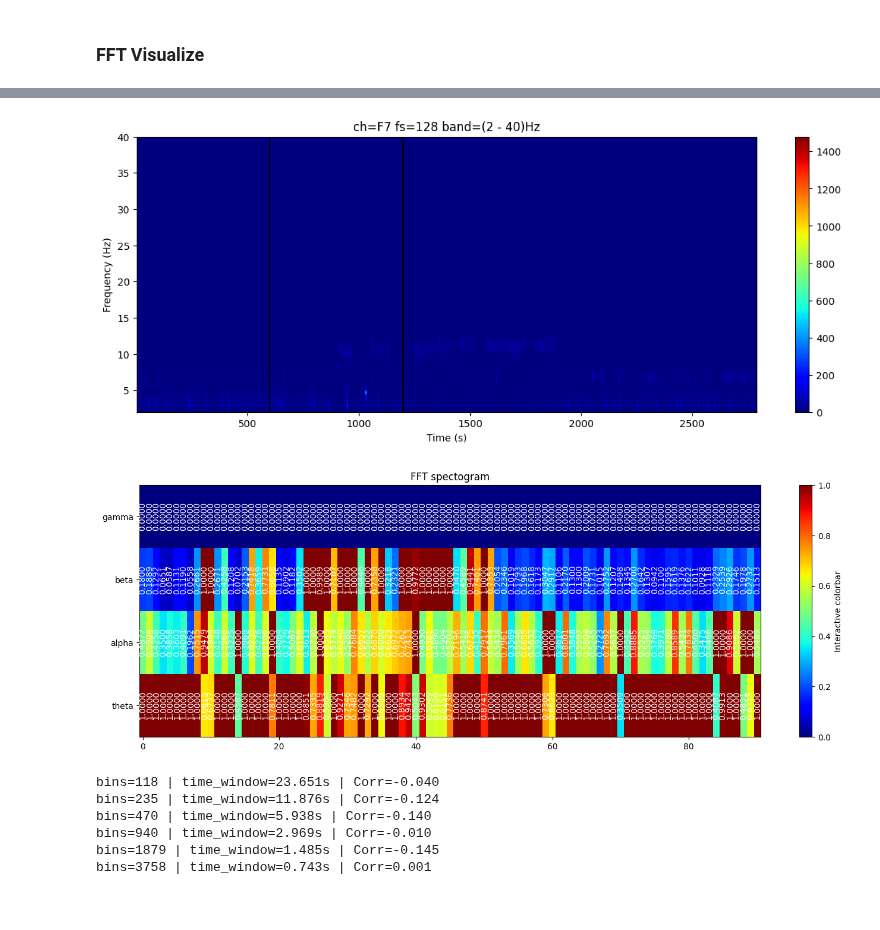
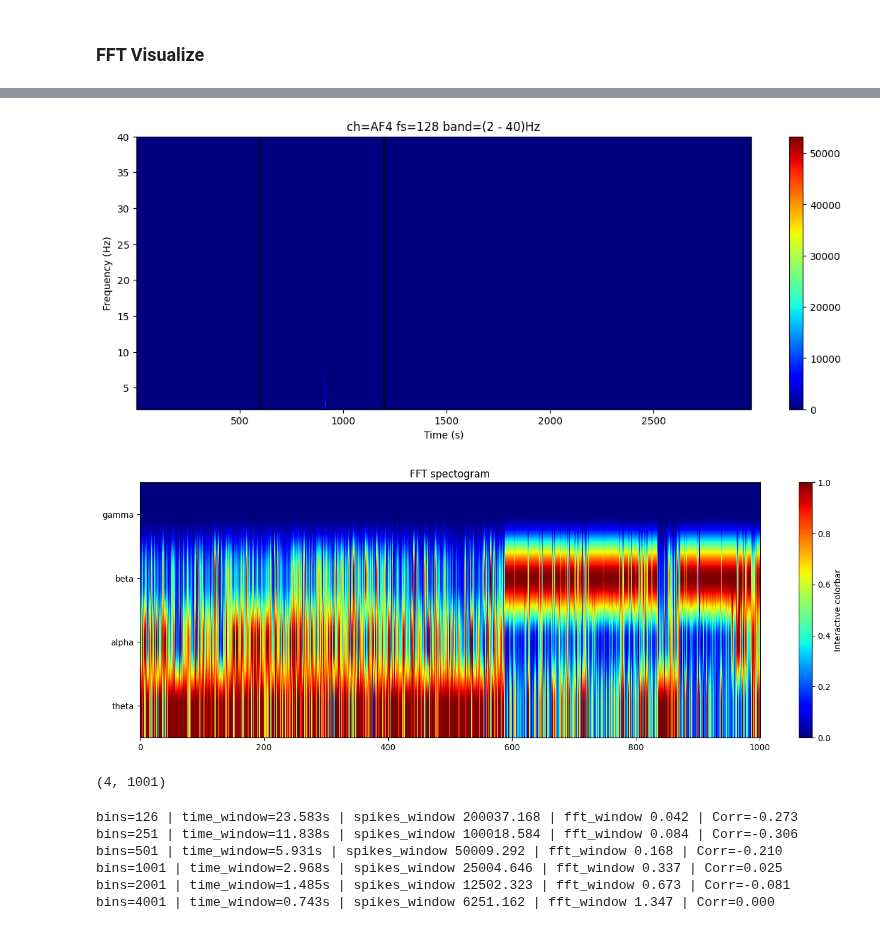
Before and after one commit to yakir4123/SNN-SCTN, a Jupyter notebook: scripts/mental_attention_state_detection.ipynb, the cells around one changed output, grey strips where cells are left out. Cells and saved outputs as stored; diff of their text form; code cells hidden in the pictures.

```diff
--- a/scripts/mental_attention_state_detection.ipynb
+++ b/scripts/mental_attention_state_detection.ipynb
@@ -10,8 +10,8 @@ import matplotlib.pyplot as plt
 
 EEG_FOLDER = f'../datasets/EEG_data_for_Mental_Attention_State_Detection'
 
-trial = 3
-channel = 'F7'
+trial = 4
+channel = 'AF4'
 # %% [markdown]
 # Util Methods
 # %% [markdown]
@@ -134,8 +131,8 @@ def plot_heatmap(heatmap_data, y_labels, annotate, title=None):
 # %%
 example_spikes_channel = load_preprocessed_spikes(trial, channel)
 # %%
-eeg_bands = spikes_data2eeg_bands(all_spikes2bins(example_spikes_channel, window=5_000_000))
+eeg_bands = spikes_data2eeg_bands(all_spikes2bins(example_spikes_channel, window=25_000))
 spikes_spectogram = spikes_dict2spectogram(eeg_bands)
 bins=int(spikes_spectogram.shape[1])
-plot_heatmap(spikes_spectogram, eeg_bands.keys(), annotate=True, title='Spikes spectogram')
+plot_heatmap(spikes_spectogram, eeg_bands.keys(), annotate=False, title='Spikes spectogram')
 # %% [output]
@@ -154,7 +152,6 @@ def plot_spectrogram(data, fs, fmin, fmax):
     plt.figure(figsize=(14, 5))
     Sxx, freqs, bins, im = plt.specgram(data, NFFT=256, Fs=fs,
                                          noverlap=128, cmap='jet')
-    print(bins)
     plt.ylim(fmin, fmax)
     plt.xlabel('Time (s)')
     plt.ylabel('Frequency (Hz)')
@@ -222,7 +219,7 @@ def get_EEG_data(data_root, filename):
 def get_trial_data(trial):
     dat = get_EEG_data(data_root, f'eeg_record{trial}.mat')
     return dat
-example_data = get_trial_data(3)
+example_data = get_trial_data(trial)
 channel_names = example_data.columns
 example_data
 # %% [output]
@@ -267,10 +259,10 @@ plt.plot(example_data[channel])
 # %%
 fft_spectogram = plot_spectrogram(example_data[channel], channel_name=channel, fs=128, fmin=2, fmax=40)
 # %% [output]
-[figure, old version]
+[figure, new version]
 # %%
 
-def plot_bins_spectogram(data, fs, channels, bins):
+def plot_bins_spectogram(data, fs, channels, bins, annotate=True):
     # plot the spectrogram
     fig, ax = plt.subplots(figsize=(14, 5))
     Sxx, freqs, _, _ = ax.specgram(
@@ -290,8 +282,6 @@ def plot_bins_spectogram(data, fs, channels, bins):
             bin_sxx[ch_i][i] = np.sum(Sxx[f_min:f_max, i*window:(i+1)*window]) / (f_max - f_min)
         bin_sxx[ch_i][i] = np.sum(Sxx[f_min:f_max, i*window:]) / (f_max - f_min)
 
-    bin_sxx = bin_sxx[:, len(bin_sxx[0])//4:]
-
     bin_sxx = normalize_columns(bin_sxx)
 
     # if not plot:
@@ -308,43 +298,46 @@ def plot_bins_spectogram(data, fs, channels, bins):
     ax.set_yticks(np.arange(len(channels)), labels=channels.keys())
 
     # Loop over data dimensions and create text annotations.
-    for i, _ in enumerate(channels):
-        for j, _ in enumerate(bin_sxx[i]):
-            text = ax.text(j, i, f'{bin_sxx[i, j]:.4f}',
-                           rotation=90,
-                           ha="center", va="center", color="white")
+    if annotate:
+        for i, _ in enumerate(channels):
+            for j, _ in enumerate(bin_sxx[i]):
+                text = ax.text(j, i, f'{bin_sxx[i, j]:.4f}',
+                               rotation=90,
+                               ha="center", va="center", color="white")
 
     ax.set_title("FFT spectogram")
     fig.tight_layout()
     fig.colorbar(im, ax=ax, label='Interactive colorbar')
     plt.show()
     return bin_sxx
 
 
 
 def fft_spectogram2bins(Sxx, bins):
     bin_sxx = np.zeros((4, bins))
     window = len(Sxx[0])//bins
 
     # dict to array
     for ch_i, (f_min, f_max) in enumerate(channels.values()):
         for i in range(bins):
             bin_sxx[ch_i][i] = np.sum(Sxx[f_min:f_max, i*window:(i+1)*window]) / (f_max - f_min)
         bin_sxx[ch_i][i] = np.sum(Sxx[f_min:f_max, i*window:]) / (f_max - f_min)
 
     bin_sxx = bin_sxx
     return normalize_columns(bin_sxx)
 
 
 channels = {
     'theta': (4, 8),
     'alpha': (8, 14),
     'beta': (14, 32),
     'gamma': (32, 60),
 }
-_ = plot_bins_spectogram(example_data[channel], fs=128, channels=channels, bins=bins)
+x = plot_bins_spectogram(example_data[channel], fs=128, channels=channels, bins=bins, annotate=False)
+x.shape
 # %% [output]
-[figure, old version]
+[figure, new version]
+(4, 1001)
 # %%
 experiment_time = len(example_data[channel])/128
 for window in [200_000, 100_000, 50_000, 25_000, 12_500, 6_250]:
@@ -357,8 +350,8 @@ for window in [200_000, 100_000, 50_000, 25_000, 12_500, 6_250]:
     fft_bin_spectogram = fft_bin_spectogram[:, int(len(fft_bin_spectogram)/4):]
     spikes_spectogram = spikes_spectogram[:, int(len(spikes_spectogram)/4):]
 
-    fft_window = len(fft_spectogram[0]) / len(fft_bin_spectogram[0])
-    spikes_window = len(spikes_spectogram[0]) / len(example_spikes_channel['08.000'])
+    fft_window = len(fft_bin_spectogram[0]) / len(fft_spectogram[0])
+    spikes_window = len(example_spikes_channel['08.000']) / len(spikes_spectogram[0])
 
     # Define two matrices
     matrix1 = fft_bin_spectogram
@@ -366,11 +359,11 @@ for window in [200_000, 100_000, 50_000, 25_000, 12_500, 6_250]:
 
     # Flatten the matrices and calculate the correlation coefficient
     correlation_coefficient = np.corrcoef(matrix1.flatten(), matrix2.flatten())[0, 1]
-    print(f"bins={bins} | time_window={experiment_time/bins:.3f}s | Corr={correlation_coefficient:.3f}")
+    print(f"bins={bins} | time_window={experiment_time/bins:.3f}s | spikes_window {spikes_window:.3f} | fft_window {fft_window:.3f} | Corr={correlation_coefficient:.3f}")
 # %% [output]
-bins=118 | time_window=23.651s | Corr=-0.040
-bins=235 | time_window=11.876s | Corr=-0.124
-bins=470 | time_window=5.938s | Corr=-0.140
-bins=940 | time_window=2.969s | Corr=-0.010
-bins=1879 | time_window=1.485s | Corr=-0.145
-bins=3758 | time_window=0.743s | Corr=0.001
+bins=126 | time_window=23.583s | spikes_window 200037.168 | fft_window 0.042 | Corr=-0.273
+bins=251 | time_window=11.838s | spikes_window 100018.584 | fft_window 0.084 | Corr=-0.306
+bins=501 | time_window=5.931s | spikes_window 50009.292 | fft_window 0.168 | Corr=-0.210
+bins=1001 | time_window=2.968s | spikes_window 25004.646 | fft_window 0.337 | Corr=0.025
+bins=2001 | time_window=1.485s | spikes_window 12502.323 | fft_window 0.673 | Corr=-0.081
+bins=4001 | time_window=0.743s | spikes_window 6251.162 | fft_window 1.347 | Corr=0.000
```
Also changed, not shown: parts of 5 cells of this notebook, 1 other file.
